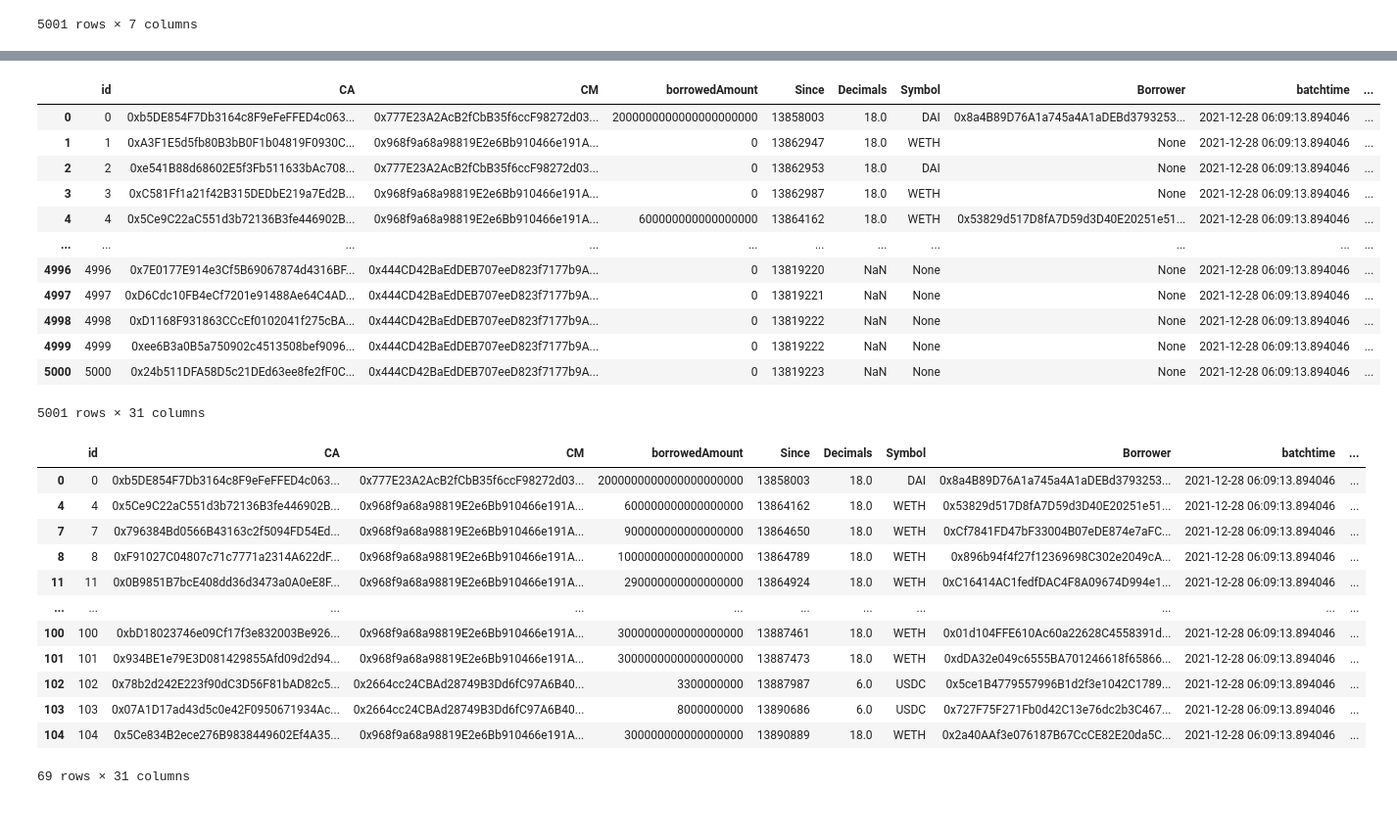
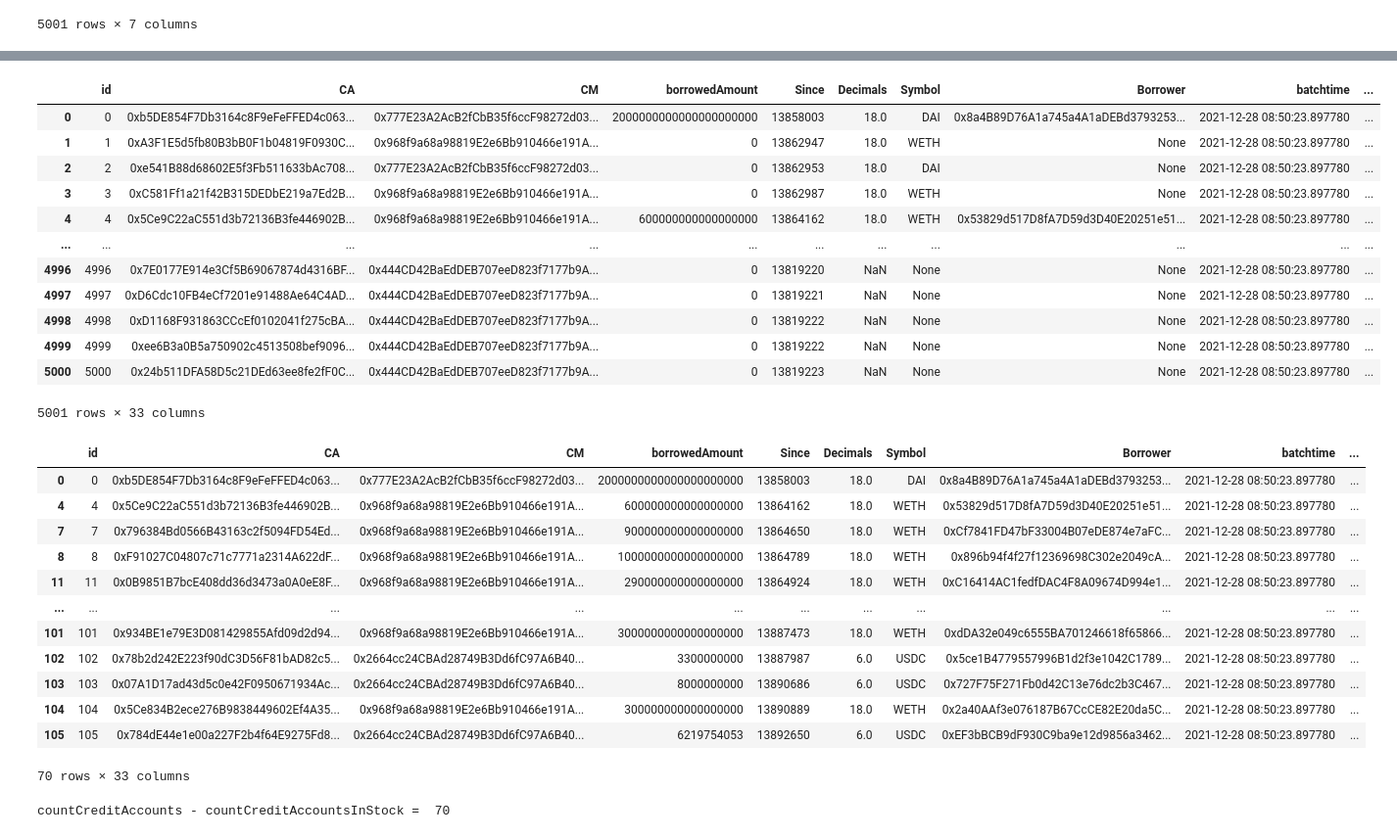
Before and after one commit to amantay-a/misc, a Jupyter notebook: Gearbox_CA.ipynb, the cells around one changed output, grey strips where cells are left out. Shown at 98% size. Cells and saved outputs as stored; diff of their text form; code cells hidden in the pictures.

Commit message:
new columns plus tidy up

```diff
--- a/Gearbox_CA.ipynb
+++ b/Gearbox_CA.ipynb
@@ -341,60 +343,62 @@ RepayCreditAccount_topic: 0xe7c7987373a0cc4913d307f23ab8ef02e0333a2af445065e2ef7
 # %%
 data_cols = [x['name'] for x in df_abi[df_abi['name']=='getCreditAccountDataExtended']['abi'].values[0]['outputs'][0]['components']]
 
 df['batchtime'] = datetime.utcnow()
 
+def get_token_balance(df_row, data_cols, d_data):
+    try:
+        return {allowedTokens[Web3.toChecksumAddress(d[0])]['symbol']:d[1] for d in list({y:z for y, z in zip(data_cols, d_data[df_row['id']])}['balances'])}[token]
+    except KeyError:
+        return 0
+
 for ids in list(chunks(list(df[pd.notna(df['Borrower'])].loc[:,'id']), 400)): #chunk size for multicall = 400
     id_range = list(df['id'].isin(ids))
     d_data = get_data_multicall(df.loc[id_range], 'getCreditAccountDataExtended', df_abi, DataCompressor)
 
-    data_to_frame = ['borrowedAmount',
-                     'borrowedAmountPlusInterest',
-                     'totalValue',
-                     'healthFactor',
-                     'borrowRate',
-                     'repayAmount',
-                     'liquidationAmount',
-                     'canBeClosed',
-                    ]
-    for data in data_to_frame:
-        df.loc[id_range, data] = df.loc[id_range].apply(lambda x: {y:z for y, z in zip(data_cols, d_data[x['id']])}[data]
-                                                        , axis=1)
+    for data in data_cols:
+        if data not in ['balances', 'inUse', 'borrower', 'addr', 'borrower', 'creditManager', 'since']:
+            df.loc[id_range, data] = df.loc[id_range].apply(lambda x: {y:z for y, z in zip(data_cols, d_data[x['id']])}[data]
+                                                            , axis=1)
 
     tokens_to_frame = [allowedTokens[x]['symbol'] for x in allowedTokens]
     for token in tokens_to_frame:
-        df.loc[id_range, 'Balance_'+token] = df.loc[id_range].apply(lambda x: {allowedTokens[Web3.toChecksumAddress(d[0])]['symbol']:d[1] for d in list({y:z for y, z in zip(data_cols, d_data[x['id']])}['balances'])}[token]#{y:z for y, z in zip(data_cols, d_data[x['id']])}[data]
+        df.loc[id_range, 'Balance_'+token] = df.loc[id_range].apply(lambda x: get_token_balance(x, data_cols, d_data)
                                                         , axis=1)
 
 
 df
 # %% [output]
 |  | id | CA | CM | borrowedAmount | Since | Decimals | Symbol | Borrower | batchtime | ... |
-| 0 | 0 | 0xb5DE854F7Db3164c8F9eFeFFED4c063... | 0x777E23A2AcB2fCbB35f6ccF98272d03... | 2000000000000000000000 | 13858003 | 18.0 | DAI | 0x8a4B89D76A1a745a4A1aDEBd3793253... | 2021-12-28 06:09:13.894046 | ... |
-| 1 | 1 | 0xA3F1E5d5fb80B3bB0F1b04819F0930C... | 0x968f9a68a98819E2e6Bb910466e191A... | 0 | 13862947 | 18.0 | WETH | None | 2021-12-28 06:09:13.894046 | ... |
-| 2 | 2 | 0xe541B88d68602E5f3Fb511633bAc708... | 0x777E23A2AcB2fCbB35f6ccF98272d03... | 0 | 13862953 | 18.0 | DAI | None | 2021-12-28 06:09:13.894046 | ... |
-| 3 | 3 | 0xC581Ff1a21f42B315DEDbE219a7Ed2B... | 0x968f9a68a98819E2e6Bb910466e191A... | 0 | 13862987 | 18.0 | WETH | None | 2021-12-28 06:09:13.894046 | ... |
-| 4 | 4 | 0x5Ce9C22aC551d3b72136B3fe446902B... | 0x968f9a68a98819E2e6Bb910466e191A... | 600000000000000000 | 13864162 | 18.0 | WETH | 0x53829d517D8fA7D59d3D40E20251e51... | 2021-12-28 06:09:13.894046 | ... |
+| 0 | 0 | 0xb5DE854F7Db3164c8F9eFeFFED4c063... | 0x777E23A2AcB2fCbB35f6ccF98272d03... | 2000000000000000000000 | 13858003 | 18.0 | DAI | 0x8a4B89D76A1a745a4A1aDEBd3793253... | 2021-12-28 08:50:23.897780 | ... |
+| 1 | 1 | 0xA3F1E5d5fb80B3bB0F1b04819F0930C... | 0x968f9a68a98819E2e6Bb910466e191A... | 0 | 13862947 | 18.0 | WETH | None | 2021-12-28 08:50:23.897780 | ... |
+| 2 | 2 | 0xe541B88d68602E5f3Fb511633bAc708... | 0x777E23A2AcB2fCbB35f6ccF98272d03... | 0 | 13862953 | 18.0 | DAI | None | 2021-12-28 08:50:23.897780 | ... |
+| 3 | 3 | 0xC581Ff1a21f42B315DEDbE219a7Ed2B... | 0x968f9a68a98819E2e6Bb910466e191A... | 0 | 13862987 | 18.0 | WETH | None | 2021-12-28 08:50:23.897780 | ... |
+| 4 | 4 | 0x5Ce9C22aC551d3b72136B3fe446902B... | 0x968f9a68a98819E2e6Bb910466e191A... | 600000000000000000 | 13864162 | 18.0 | WETH | 0x53829d517D8fA7D59d3D40E20251e51... | 2021-12-28 08:50:23.897780 | ... |
 | ... | ... | ... | ... | ... | ... | ... | ... | ... | ... | ... |
-| 4996 | 4996 | 0x7E0177E914e3Cf5B69067874d4316BF... | 0x444CD42BaEdDEB707eeD823f7177b9A... | 0 | 13819220 | NaN | None | None | 2021-12-28 06:09:13.894046 | ... |
-| 4997 | 4997 | 0xD6Cdc10FB4eCf7201e91488Ae64C4AD... | 0x444CD42BaEdDEB707eeD823f7177b9A... | 0 | 13819221 | NaN | None | None | 2021-12-28 06:09:13.894046 | ... |
-| 4998 | 4998 | 0xD1168F931863CCcEf0102041f275cBA... | 0x444CD42BaEdDEB707eeD823f7177b9A... | 0 | 13819222 | NaN | None | None | 2021-12-28 06:09:13.894046 | ... |
-| 4999 | 4999 | 0xee6B3a0B5a750902c4513508bef9096... | 0x444CD42BaEdDEB707eeD823f7177b9A... | 0 | 13819222 | NaN | None | None | 2021-12-28 06:09:13.894046 | ... |
-| 5000 | 5000 | 0x24b511DFA58D5c21DEd63ee8fe2fF0C... | 0x444CD42BaEdDEB707eeD823f7177b9A... | 0 | 13819223 | NaN | None | None | 2021-12-28 06:09:13.894046 | ... |
+| 4996 | 4996 | 0x7E0177E914e3Cf5B69067874d4316BF... | 0x444CD42BaEdDEB707eeD823f7177b9A... | 0 | 13819220 | NaN | None | None | 2021-12-28 08:50:23.897780 | ... |
+| 4997 | 4997 | 0xD6Cdc10FB4eCf7201e91488Ae64C4AD... | 0x444CD42BaEdDEB707eeD823f7177b9A... | 0 | 13819221 | NaN | None | None | 2021-12-28 08:50:23.897780 | ... |
+| 4998 | 4998 | 0xD1168F931863CCcEf0102041f275cBA... | 0x444CD42BaEdDEB707eeD823f7177b9A... | 0 | 13819222 | NaN | None | None | 2021-12-28 08:50:23.897780 | ... |
+| 4999 | 4999 | 0xee6B3a0B5a750902c4513508bef9096... | 0x444CD42BaEdDEB707eeD823f7177b9A... | 0 | 13819222 | NaN | None | None | 2021-12-28 08:50:23.897780 | ... |
+| 5000 | 5000 | 0x24b511DFA58D5c21DEd63ee8fe2fF0C... | 0x444CD42BaEdDEB707eeD823f7177b9A... | 0 | 13819223 | NaN | None | None | 2021-12-28 08:50:23.897780 | ... |
-5001 rows × 31 columns
+5001 rows × 33 columns
 # %%
 df[pd.notna(df['Borrower'])] # active CAs
 # %% [output]
 |  | id | CA | CM | borrowedAmount | Since | Decimals | Symbol | Borrower | batchtime | ... |
-| 0 | 0 | 0xb5DE854F7Db3164c8F9eFeFFED4c063... | 0x777E23A2AcB2fCbB35f6ccF98272d03... | 2000000000000000000000 | 13858003 | 18.0 | DAI | 0x8a4B89D76A1a745a4A1aDEBd3793253... | 2021-12-28 06:09:13.894046 | ... |
-| 4 | 4 | 0x5Ce9C22aC551d3b72136B3fe446902B... | 0x968f9a68a98819E2e6Bb910466e191A... | 600000000000000000 | 13864162 | 18.0 | WETH | 0x53829d517D8fA7D59d3D40E20251e51... | 2021-12-28 06:09:13.894046 | ... |
-| 7 | 7 | 0x796384Bd0566B43163c2f5094FD54Ed... | 0x968f9a68a98819E2e6Bb910466e191A... | 900000000000000000 | 13864650 | 18.0 | WETH | 0xCf7841FD47bF33004B07eDE874e7aFC... | 2021-12-28 06:09:13.894046 | ... |
-| 8 | 8 | 0xF91027C04807c71c7771a2314A622dF... | 0x968f9a68a98819E2e6Bb910466e191A... | 1000000000000000000 | 13864789 | 18.0 | WETH | 0x896b94f4f27f12369698C302e2049cA... | 2021-12-28 06:09:13.894046 | ... |
-| 11 | 11 | 0x0B9851B7bcE408dd36d3473a0A0eE8F... | 0x968f9a68a98819E2e6Bb910466e191A... | 290000000000000000 | 13864924 | 18.0 | WETH | 0xC16414AC1fedfDAC4F8A09674D994e1... | 2021-12-28 06:09:13.894046 | ... |
+| 0 | 0 | 0xb5DE854F7Db3164c8F9eFeFFED4c063... | 0x777E23A2AcB2fCbB35f6ccF98272d03... | 2000000000000000000000 | 13858003 | 18.0 | DAI | 0x8a4B89D76A1a745a4A1aDEBd3793253... | 2021-12-28 08:50:23.897780 | ... |
+| 4 | 4 | 0x5Ce9C22aC551d3b72136B3fe446902B... | 0x968f9a68a98819E2e6Bb910466e191A... | 600000000000000000 | 13864162 | 18.0 | WETH | 0x53829d517D8fA7D59d3D40E20251e51... | 2021-12-28 08:50:23.897780 | ... |
+| 7 | 7 | 0x796384Bd0566B43163c2f5094FD54Ed... | 0x968f9a68a98819E2e6Bb910466e191A... | 900000000000000000 | 13864650 | 18.0 | WETH | 0xCf7841FD47bF33004B07eDE874e7aFC... | 2021-12-28 08:50:23.897780 | ... |
+| 8 | 8 | 0xF91027C04807c71c7771a2314A622dF... | 0x968f9a68a98819E2e6Bb910466e191A... | 1000000000000000000 | 13864789 | 18.0 | WETH | 0x896b94f4f27f12369698C302e2049cA... | 2021-12-28 08:50:23.897780 | ... |
+| 11 | 11 | 0x0B9851B7bcE408dd36d3473a0A0eE8F... | 0x968f9a68a98819E2e6Bb910466e191A... | 290000000000000000 | 13864924 | 18.0 | WETH | 0xC16414AC1fedfDAC4F8A09674D994e1... | 2021-12-28 08:50:23.897780 | ... |
 | ... | ... | ... | ... | ... | ... | ... | ... | ... | ... | ... |
-| 100 | 100 | 0xbD18023746e09Cf17f3e832003Be926... | 0x968f9a68a98819E2e6Bb910466e191A... | 3000000000000000000 | 13887461 | 18.0 | WETH | 0x01d104FFE610Ac60a22628C4558391d... | 2021-12-28 06:09:13.894046 | ... |
-| 101 | 101 | 0x934BE1e79E3D081429855Afd09d2d94... | 0x968f9a68a98819E2e6Bb910466e191A... | 3000000000000000000 | 13887473 | 18.0 | WETH | 0xdDA32e049c6555BA701246618f65866... | 2021-12-28 06:09:13.894046 | ... |
-| 102 | 102 | 0x78b2d242E223f90dC3D56F81bAD82c5... | 0x2664cc24CBAd28749B3Dd6fC97A6B40... | 3300000000 | 13887987 | 6.0 | USDC | 0x5ce1B4779557996B1d2f3e1042C1789... | 2021-12-28 06:09:13.894046 | ... |
-| 103 | 103 | 0x07A1D17ad43d5c0e42F0950671934Ac... | 0x2664cc24CBAd28749B3Dd6fC97A6B40... | 8000000000 | 13890686 | 6.0 | USDC | 0x727F75F271Fb0d42C13e76dc2b3C467... | 2021-12-28 06:09:13.894046 | ... |
-| 104 | 104 | 0x5Ce834B2ece276B9838449602Ef4A35... | 0x968f9a68a98819E2e6Bb910466e191A... | 300000000000000000 | 13890889 | 18.0 | WETH | 0x2a40AAf3e076187B67CcCE82E20da5C... | 2021-12-28 06:09:13.894046 | ... |
+| 101 | 101 | 0x934BE1e79E3D081429855Afd09d2d94... | 0x968f9a68a98819E2e6Bb910466e191A... | 3000000000000000000 | 13887473 | 18.0 | WETH | 0xdDA32e049c6555BA701246618f65866... | 2021-12-28 08:50:23.897780 | ... |
+| 102 | 102 | 0x78b2d242E223f90dC3D56F81bAD82c5... | 0x2664cc24CBAd28749B3Dd6fC97A6B40... | 3300000000 | 13887987 | 6.0 | USDC | 0x5ce1B4779557996B1d2f3e1042C1789... | 2021-12-28 08:50:23.897780 | ... |
+| 103 | 103 | 0x07A1D17ad43d5c0e42F0950671934Ac... | 0x2664cc24CBAd28749B3Dd6fC97A6B40... | 8000000000 | 13890686 | 6.0 | USDC | 0x727F75F271Fb0d42C13e76dc2b3C467... | 2021-12-28 08:50:23.897780 | ... |
+| 104 | 104 | 0x5Ce834B2ece276B9838449602Ef4A35... | 0x968f9a68a98819E2e6Bb910466e191A... | 300000000000000000 | 13890889 | 18.0 | WETH | 0x2a40AAf3e076187B67CcCE82E20da5C... | 2021-12-28 08:50:23.897780 | ... |
+| 105 | 105 | 0x784dE44e1e00a227F2b4f64E9275Fd8... | 0x2664cc24CBAd28749B3Dd6fC97A6B40... | 6219754053 | 13892650 | 6.0 | USDC | 0xEF3bBCB9dF930C9ba9e12d9856a3462... | 2021-12-28 08:50:23.897780 | ... |
-69 rows × 31 columns
+70 rows × 33 columns
+# %%
+print('countCreditAccounts - countCreditAccountsInStock = ', countCreditAccounts - countCreditAccountsInStock)
+# %% [output]
+countCreditAccounts - countCreditAccountsInStock =  70
 # %%
```
Also changed, not shown: parts of 4 cells of this notebook.
